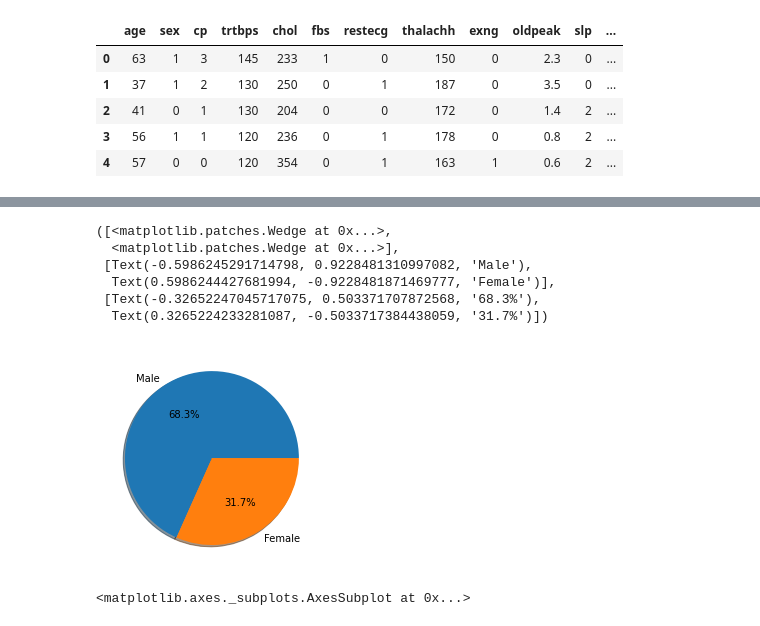
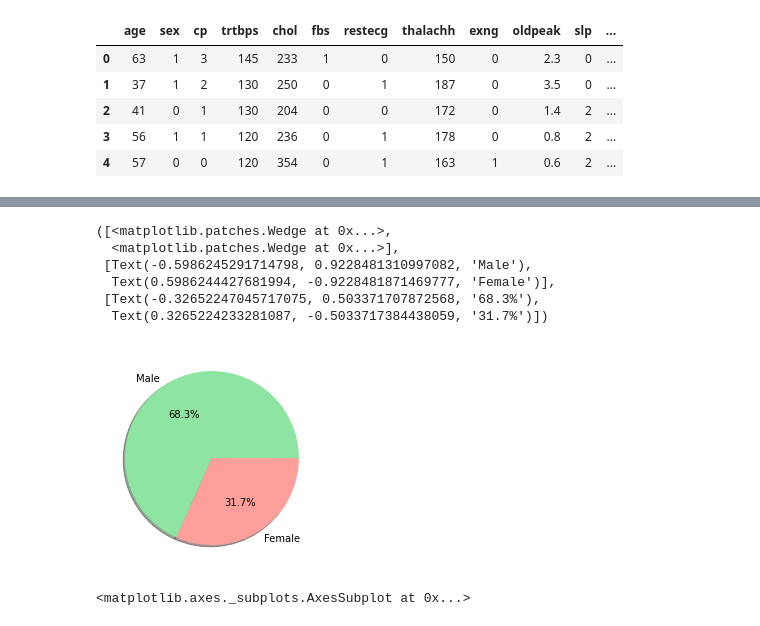
Before and after one commit to emrullahozkilinc/machine-learning, a Jupyter notebook: heart_prediction.ipynb, the cells around one changed output, grey strips where cells are left out. Drawn from its saved outputs; the diff is of its cells as text; code cells hidden in the pictures.

```diff
--- a/heart_prediction.ipynb
+++ b/heart_prediction.ipynb
@@ -35,18 +42,20 @@ plt.hist(data['age'],bins=20)
 # %%
 total_male = len(data.loc[data['sex']==1])
 total_female = len(data.loc[data['sex']==0])
 
 labels = ['Male','Female']
 
-plt.pie([total_male, total_female], labels=labels, autopct='%1.1f%%', shadow=True, )
+colors = sns.color_palette('pastel')[2:4]
+
+plt.pie([total_male, total_female], labels=labels, autopct='%1.1f%%', shadow=True, colors=colors )
 # %% [output]
 ([<matplotlib.patches.Wedge at 0x...>,
   <matplotlib.patches.Wedge at 0x...>],
  [Text(-0.5986245291714798, 0.9228481310997082, 'Male'),
   Text(0.5986244427681994, -0.9228481871469777, 'Female')],
  [Text(-0.32652247045717075, 0.503371707872568, '68.3%'),
   Text(0.3265224233281087, -0.5033717384438059, '31.7%')])
-[figure, old version]
+[figure, new version]
 # %%
 correlations = np.corrcoef(data.T)
 corr_target_all = correlations[-1].reshape(14,1)
```
Also changed, not shown: parts of 9 cells of this notebook.
